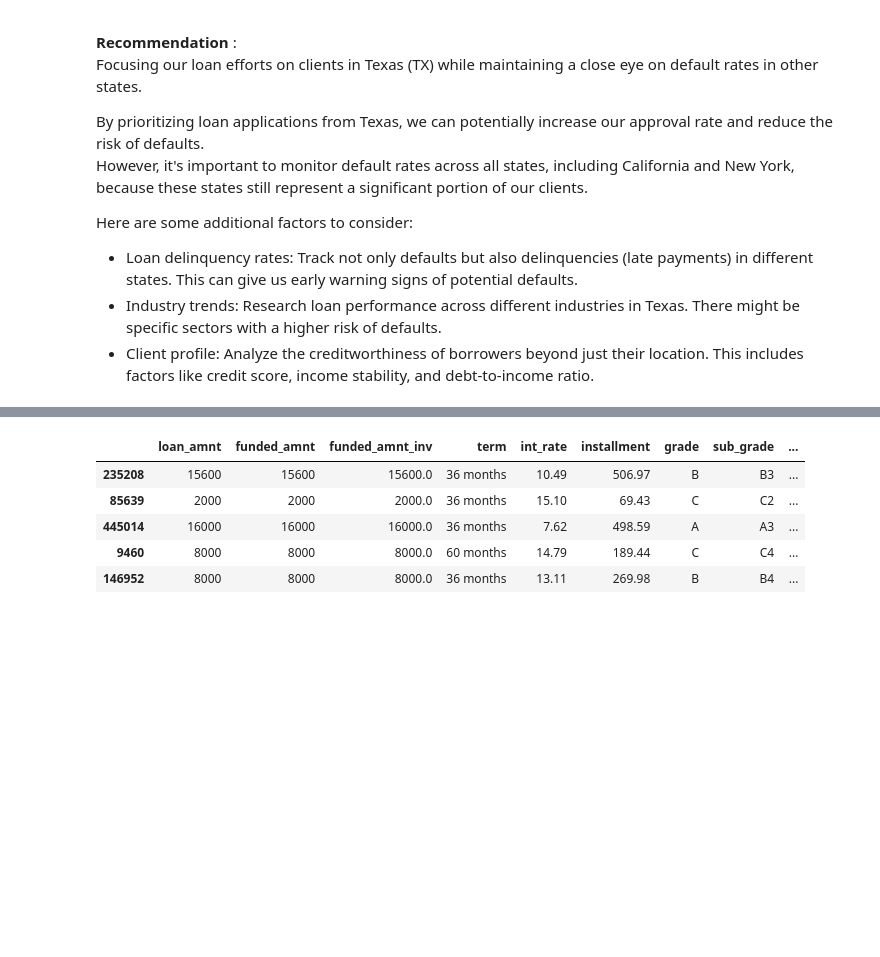
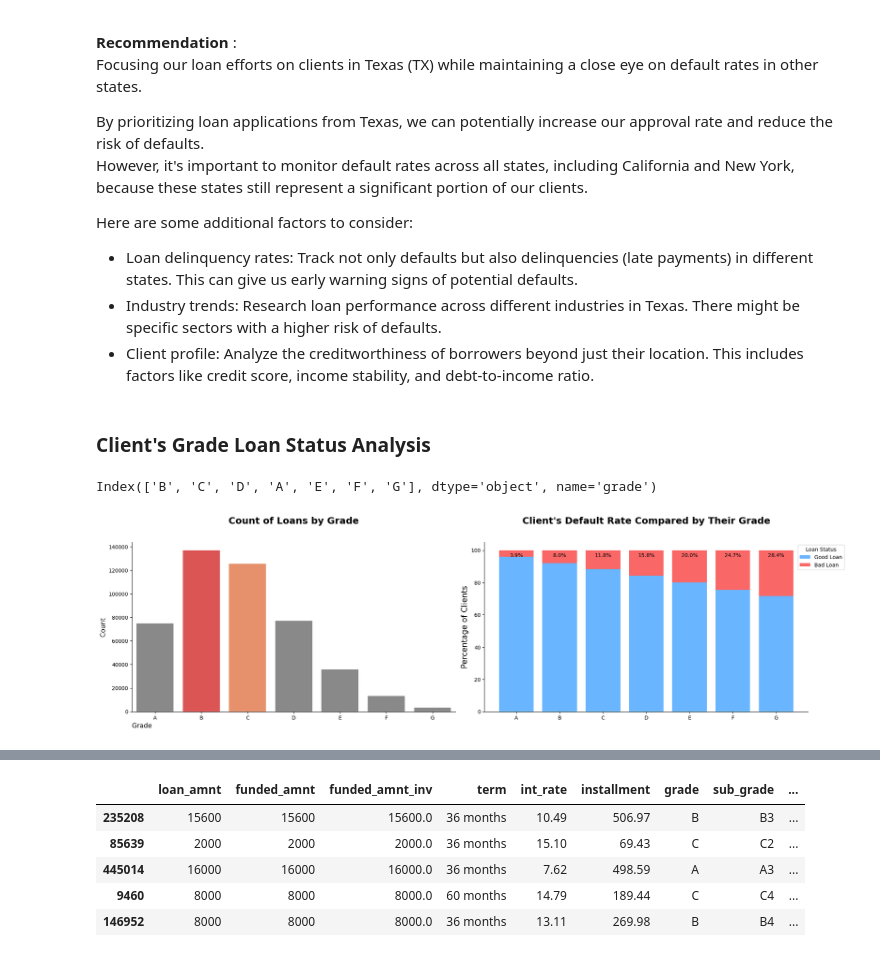
Before and after one commit to azaryasph/IDX-Partners-Project-Based-Internship-Prediction-Model, a Jupyter notebook: notebooks/Prediction Model.ipynb, the cells around one changed output, grey strips where cells are left out. Saved outputs shown, nothing was run; the diff lists cells and outputs as text; code cells hidden in the pictures; blank space fills up the shorter version.

```diff
--- a/notebooks/Prediction Model.ipynb
+++ b/notebooks/Prediction Model.ipynb
@@ -374,0 +385,58 @@ Here are some additional factors to consider:
+# %% [markdown]
+### Client's Grade Loan Status Analysis
+# %%
+dfloan.grade.value_counts().index
+# %% [output]
+Index(['B', 'C', 'D', 'A', 'E', 'F', 'G'], dtype='object', name='grade')
+# %%
+# Set the figure size
+plt.figure(figsize=(20, 6))
+
+# First subplot
+plt.subplot(1, 2, 1)
+order_grade = ['A', 'B', 'C', 'D', 'E', 'F', 'G']
+hcolors = ['#898989'] + ['#F13F3F', '#FA8958'] + ['#898989'] * 5
+sns.countplot(x='grade', data=dfloan, order=order_grade, palette=hcolors)
+plt.title('Count of Loans by Grade', fontsize=18, fontweight='bold', y=1.09)
+plt.xlabel('Grade', fontsize=12.5, loc='left')
+plt.ylabel('Count', fontsize=12.5)
+sns.despine()
+
+# Second subplot
+plt.subplot(1, 2, 2)
+
+# Calculate the proportion of each loan status within each grade
+lstatus_props = dfloan.groupby('grade')['loan_status'].value_counts().unstack()
+
+# Reindex lstatus_props
+lstatus_props = lstatus_props.reindex(order_grade)
+
+# Normalize the counts to get the proportion and convert to percentages
+lstatus_props = (lstatus_props.div(lstatus_props.sum(axis=1), axis=0) * 100)
+
+# Create a stacked bar chart
+bars1 = plt.bar(lstatus_props.index, lstatus_props['Good Loan'], color=target_colors[0], label='Good Loan')
+bars2 = plt.bar(lstatus_props.index, lstatus_props['Bad Loan'], bottom=lstatus_props['Good Loan'], color=target_colors[1], label='Bad Loan')
+
+# Calculate total height of each bar
+total = [i+j for i,j in zip(lstatus_props['Good Loan'], lstatus_props['Bad Loan'])]
+
+# Add percentage annotations only for 'Bad Loan'
+for bar1, bar2, total in zip(bars1, bars2, total):
+    percentage2 = bar2.get_height() / total * 100
+    plt.text(bar2.get_x() + bar2.get_width()/2, bar1.get_height() + bar2.get_height() - 5, f'{percentage2:.1f}%', ha='center', va='bottom', color='black')
+
+# Set the title and labels
+plt.title("Client's Default Rate Compared by Their Grade", y=1.09, fontsize=18, fontweight='bold')
+plt.ylabel('Percentage of Clients', fontsize=15)
+
+# Add a legend
+plt.legend(title='Loan Status', loc='upper right', bbox_to_anchor=(1.12, 1))
+
+sns.despine()
+
+# Display the plot
+plt.tight_layout()
+plt.show()
+# %% [output]
+[figure, added]
```
Also changed, not shown: parts of 7 cells of this notebook.
